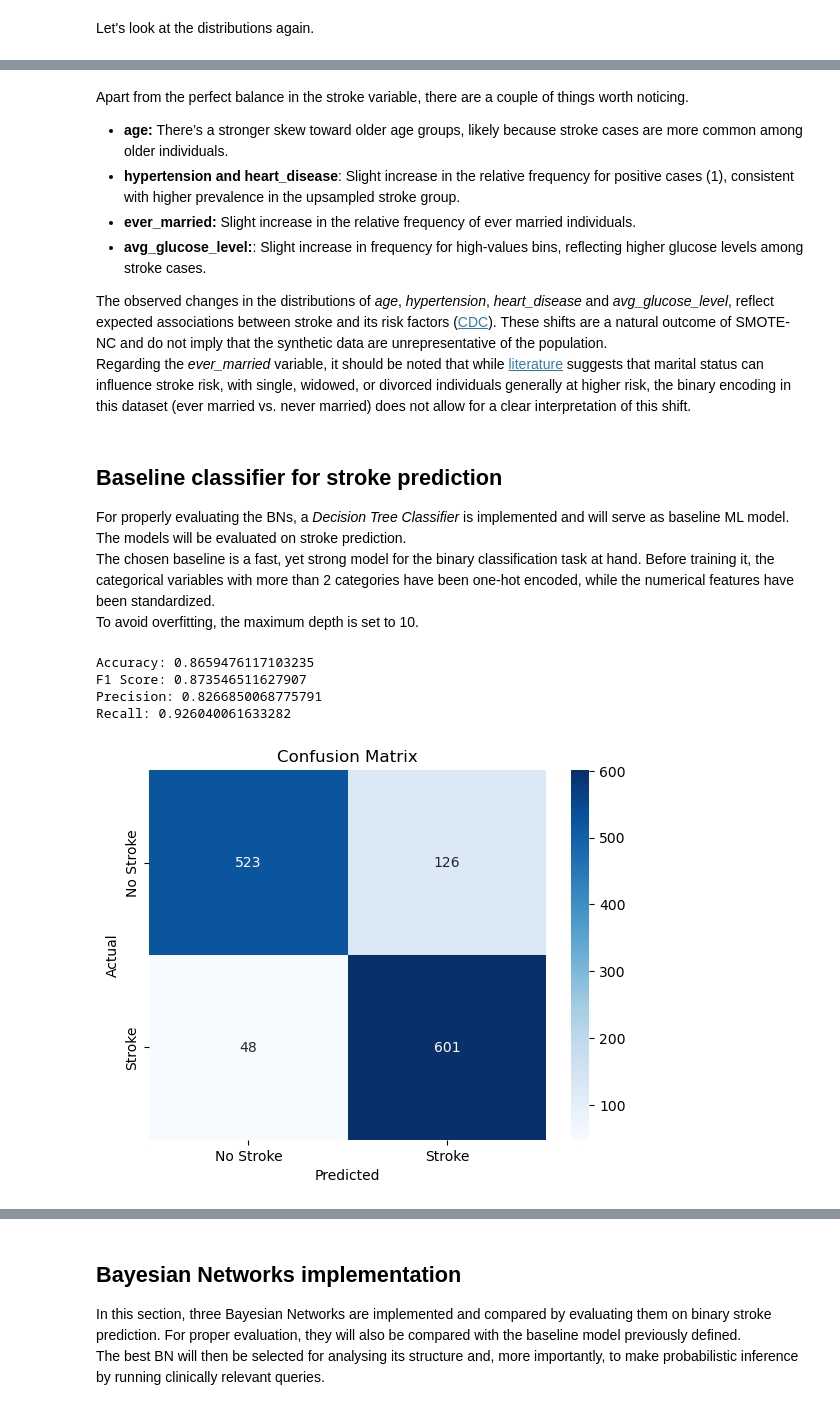
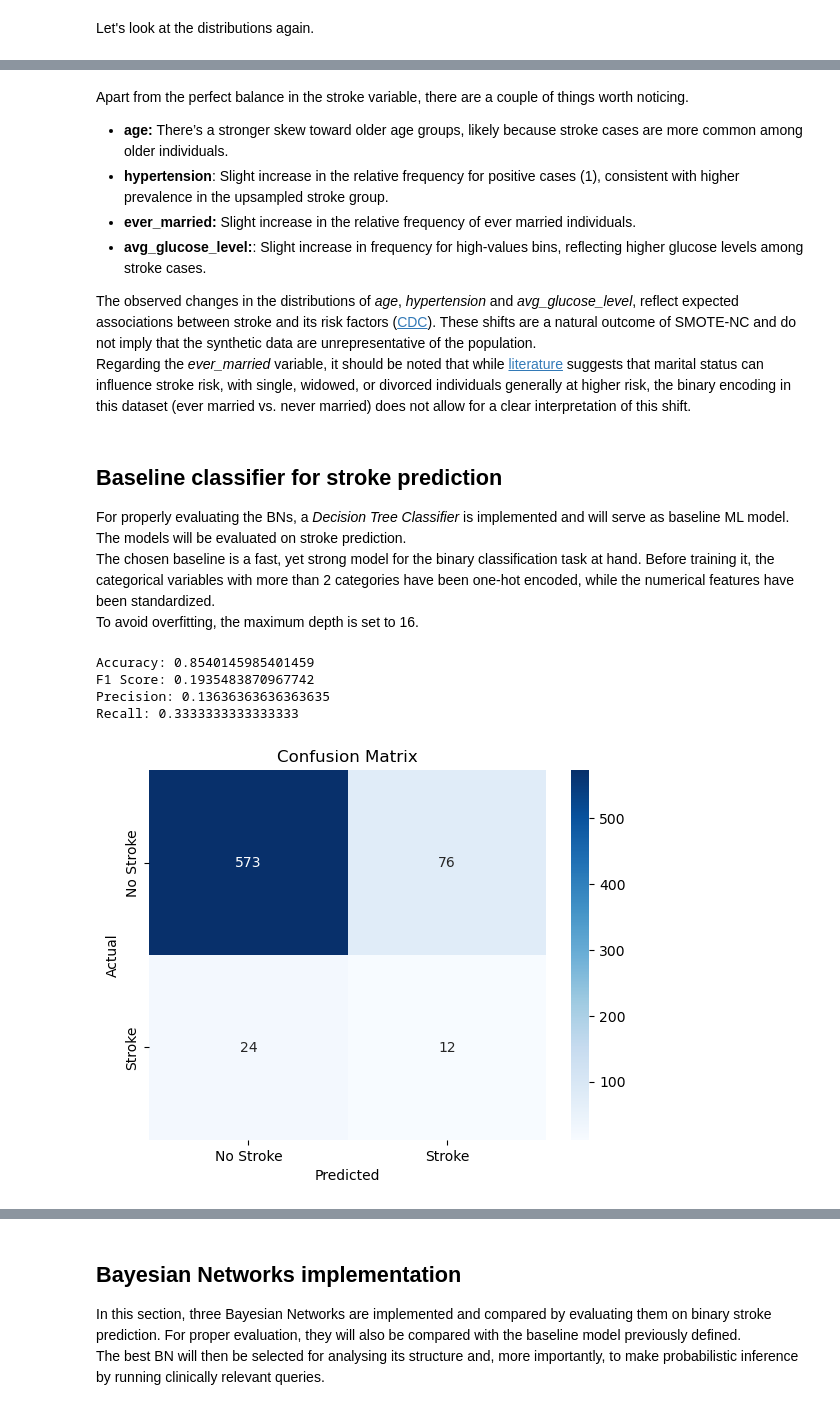
Before and after one commit to MiCar98/Interpretable-Analysis-of-Stroke-Risk-Factors, a Jupyter notebook: StrokePredictionBNs.ipynb, the cells around one changed output, grey strips where cells are left out. Saved outputs shown, nothing was run; the diff lists cells and outputs as text; code cells hidden in the pictures.

```diff
--- a/StrokePredictionBNs.ipynb
+++ b/StrokePredictionBNs.ipynb
@@ -180,9 +186,9 @@ Dataset contains 6490 rows and 11 columns.
 # %% [markdown]
 We should now convert age to integer, and round avg_glucose_level and BMI to 2 and 1 decimal digits respectively, to make them realistic.
 # %%
-df_resampled['age'] = df_resampled['age'].round().astype(int)
-df_resampled['avg_glucose_level'] = df_resampled['avg_glucose_level'].round(2)
-df_resampled['bmi'] = df_resampled['bmi'].round(1)
+df_train_resampled['age'] = df_train_resampled['age'].round().astype(int)
+df_train_resampled['avg_glucose_level'] = df_train_resampled['avg_glucose_level'].round(2)
+df_train_resampled['bmi'] = df_train_resampled['bmi'].round(1)
 # %% [markdown]
 Let's look at the distributions again.
 # %%
@@ -202,71 +208,67 @@ plt.show()
 # %% [markdown]
 Apart from the perfect balance in the stroke variable, there are a couple of things worth noticing.
 * **age:** There’s a stronger skew toward older age groups, likely because stroke cases are more common among older individuals.
-* **hypertension and heart_disease**: Slight increase in the relative frequency for positive cases (1), consistent with higher prevalence in the upsampled stroke group.
+* **hypertension**: Slight increase in the relative frequency for positive cases (1), consistent with higher prevalence in the upsampled stroke group.
 * **ever_married:** Slight increase in the relative frequency of ever married individuals.
 * **avg_glucose_level:**: Slight increase in frequency for high-values bins, reflecting higher glucose levels among stroke cases.
 
-The observed changes in the distributions of *age*, *hypertension*, *heart_disease* and *avg_glucose_level*, reflect expected associations between stroke and its risk factors ([CDC](https://www.cdc.gov/stroke/risk-factors/index.html)). These shifts are a natural outcome of SMOTE-NC and do not imply that the synthetic data are unrepresentative of the population.
+The observed changes in the distributions of *age*, *hypertension* and *avg_glucose_level*, reflect expected associations between stroke and its risk factors ([CDC](https://www.cdc.gov/stroke/risk-factors/index.html)). These shifts are a natural outcome of SMOTE-NC and do not imply that the synthetic data are unrepresentative of the population.
 Regarding the *ever_married* variable, it should be noted that while [literature](https://www.keele.ac.uk/research/researchnews/2018/june/marriagemayprotectagainstheartdiseaseandstroke/marriage.php#:~:text=A%20global%20study%20led%20by,survival%20in%20its%20own%20right.) suggests that marital status can influence stroke risk, with single, widowed, or divorced individuals generally at higher risk, the binary encoding in this dataset (ever married vs. never married) does not allow for a clear interpretation of this shift.
 # %% [markdown]
 ## Baseline classifier for stroke prediction
 For properly evaluating the BNs, a *Decision Tree Classifier* is implemented and will serve as baseline ML model. The models will be evaluated on stroke prediction.
 The chosen baseline is a fast, yet strong model for the binary classification task at hand. Before training it, the categorical variables with more than 2 categories have been one-hot encoded, while the numerical features have been standardized.
-To avoid overfitting, the maximum depth is set to 10.
+To avoid overfitting, the maximum depth is set to 16.
 # %%
-# Encoding binary variables
-df_encoded = df_resampled.copy()
-df_encoded['gender'] = df_encoded['gender'].map({'Male': 0, 'Female': 1})
-df_encoded['ever_married'] = df_encoded['ever_married'].map({'No': 0, 'Yes': 1})
-df_encoded['Residence_type'] = df_encoded['Residence_type'].map({'Urban': 0, 'Rural': 1})
+# Extract X and y from the resampled training set
+X_train = df_train_resampled.drop('stroke', axis=1)
+y_train = df_train_resampled['stroke']
 
-X = df_encoded.drop('stroke', axis=1)
-y = df_encoded['stroke']
-
-categorical_cols = ['work_type', 'smoking_status']
+# Binary columns to encode from string to 0/1
+binary_cols = ['gender', 'ever_married', 'Residence_type']
+# Columns to one-hot encode
+onehot_cols = ['work_type', 'smoking_status']
+# Numerical columns
 numerical_cols = ['age', 'avg_glucose_level', 'bmi']
-binary_cols = ['gender', 'ever_married', 'Residence_type', 'hypertension', 'heart_disease']
-
-categorical_transformer = OneHotEncoder(handle_unknown='ignore')
-numerical_transformer = StandardScaler()
 
 preprocessor = ColumnTransformer(
     transformers=[
-        ('cat', categorical_transformer, categorical_cols),
-        ('num', numerical_transformer, numerical_cols)
+        ('ord', OrdinalEncoder(categories=[['Male', 'Female'], ['Yes', 'No'], ['Rural', 'Urban']]), binary_cols),
+        ('onehot', OneHotEncoder(handle_unknown='ignore'), onehot_cols),
+        ('num', StandardScaler(), numerical_cols)
     ],
     remainder='passthrough'  # keeps binary columns unmodified
 )
 
 pipeline = Pipeline(steps=[
     ('preprocessor', preprocessor),
-    ('classifier', DecisionTreeClassifier(max_depth=10, random_state=42))
+    ('classifier', DecisionTreeClassifier(max_depth=16, random_state=42))
 ])
 
-X_train, X_test, y_train, y_test = train_test_split(
-    X, y, test_size=0.2, stratify=y, random_state=42  # stratification ensures same class distribution in train and test sets
-)
-
 pipeline.fit(X_train, y_train)
-
 y_pred = pipeline.predict(X_test)
 
-accuracy, f1, prec, rec = accuracy_score(y_test, y_pred), f1_score(y_test, y_pred), precision_score(y_test, y_pred), recall_score(y_test, y_pred)
+accuracy, f1, prec, rec = (
+    accuracy_score(y_test, y_pred),
+    f1_score(y_test, y_pred),
+    precision_score(y_test, y_pred),
+    recall_score(y_test, y_pred)
+)
 print("Accuracy:", accuracy)
 print("F1 Score:", f1)
 print("Precision:", prec)
 print("Recall:", rec)
 
 confusion = confusion_matrix(y_test, y_pred)
 sns.heatmap(confusion, annot=True, fmt='d', cmap='Blues', xticklabels=['No Stroke', 'Stroke'], yticklabels=['No Stroke', 'Stroke'])
 plt.xlabel('Predicted')
 plt.ylabel('Actual')
 plt.title('Confusion Matrix')
 plt.show()
 # %% [output]
-Accuracy: 0.8659476117103235
-F1 Score: 0.873546511627907
-Precision: 0.8266850068775791
-Recall: 0.926040061633282
+Accuracy: 0.8540145985401459
+F1 Score: 0.1935483870967742
+Precision: 0.13636363636363635
+Recall: 0.3333333333333333
-[figure, old version]
+[figure, new version]
 # %% [markdown]
```
Also changed, not shown: parts of 44 cells of this notebook, 1 other file.
